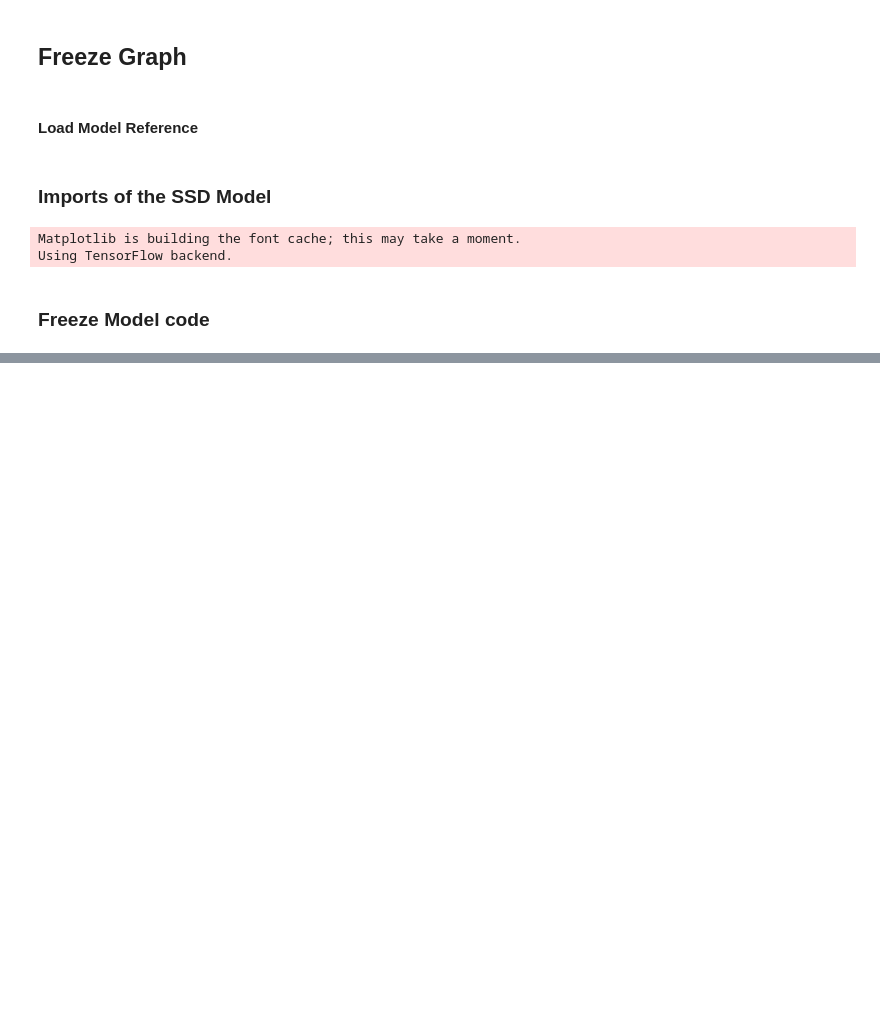
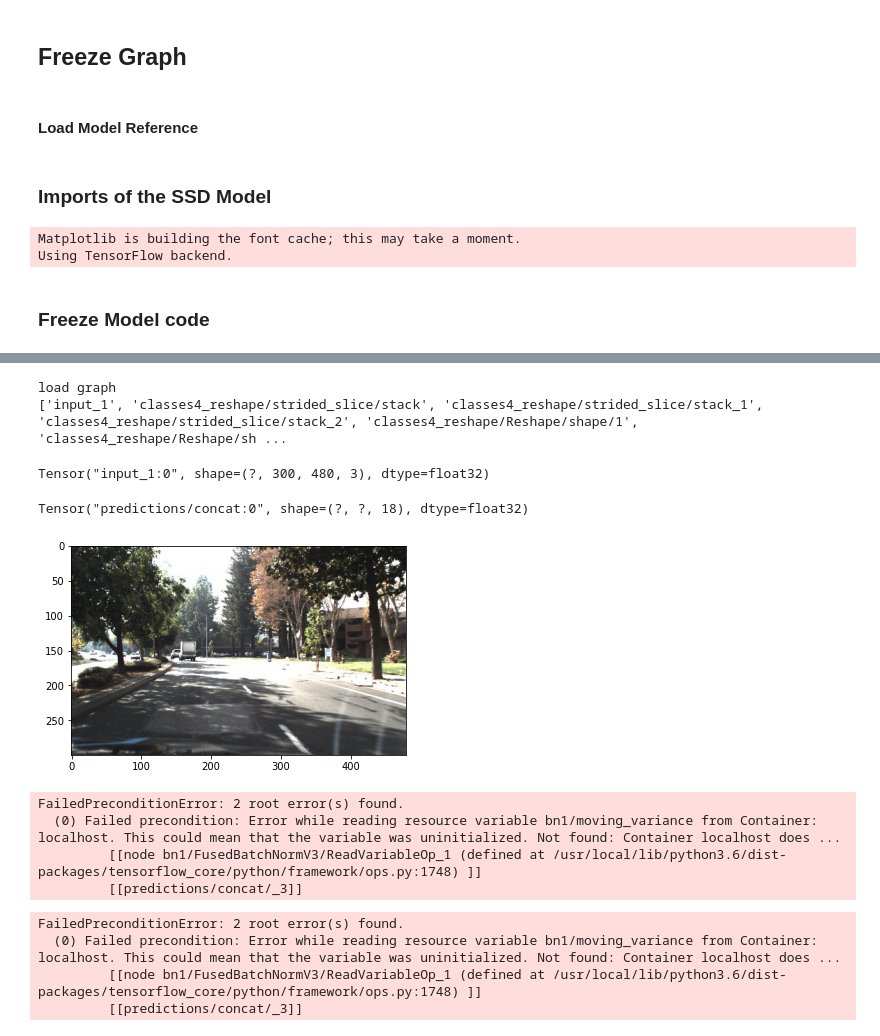
Before and after one commit to sachinkmohan/ssd_keras_pruning, a Jupyter notebook: tf1_to_trt_converter.ipynb, the cells around one changed output, grey strips where cells are left out. Drawn from its saved outputs; the diff is of its cells as text; code cells hidden in the pictures; blank space fills up the shorter version.

```diff
--- a/tf1_to_trt_converter.ipynb
+++ b/tf1_to_trt_converter.ipynb
@@ -151,0 +215,22 @@ trt_graph = trt.create_inference_graph(
+# %%
+import tensorflow as tf
+from tensorflow.python.platform import gfile
+GRAPH_PB_PATH = './converted_trt_graph/saved_model.pb'
+with tf.Session() as sess:
+   print("load graph")
+   with gfile.FastGFile(GRAPH_PB_PATH,'rb') as f:
+       graph_def = tf.GraphDef()
+   graph_def.ParseFromString(f.read())
+   sess.graph.as_default()
+   tf.import_graph_def(graph_def, name='')
+   graph_nodes=[n for n in graph_def.node]
+   names = []
+   for t in graph_nodes:
+      names.append(t.name)
+
+    # print operations
+
+   print(names)
+# %% [output]
+load graph
+['input_1', 'classes4_reshape/strided_slice/stack', 'classes4_reshape/strided_slice/stack_1', 'classes4_reshape/strided_slice/stack_2', 'classes4_reshape/Reshape/shape/1', 'classes4_reshape/Reshape/sh ...
@@ -151,0 +244,48 @@ trt_graph = trt.create_inference_graph(
+# %%
+tf_input = tf_sess.graph.get_tensor_by_name('input_1:0')
+print(tf_input)
+# %% [output]
+Tensor("input_1:0", shape=(?, 300, 480, 3), dtype=float32)
+# %%
+tf_predictions = tf_sess.graph.get_tensor_by_name('predictions/concat:0')
+print(tf_predictions)
+# %% [output]
+Tensor("predictions/concat:0", shape=(?, ?, 18), dtype=float32)
+# %%
+IMAGE_PATH = './1478899159823020309.jpg'
+# %%
+from PIL import Image
+import matplotlib.pyplot as plt
+import numpy as np
+
+image = Image.open(IMAGE_PATH)
+
+plt.imshow(image)
+
+image_resized = np.array(image.resize((480, 300)))
+image = np.array(image)
+# %% [output]
+[figure, added]
+# %%
+from tensorflow.python.keras.backend import set_session
+graph = tf.get_default_graph()
+
+with graph.as_default():
+    set_session(sess)
+    inputs1, predictions1 = tf_sess.run([tf_input, tf_predictions], feed_dict={
+    tf_input: image_resized[None, ...]
+})
+# %% [output]
+FailedPreconditionError: 2 root error(s) found.
+  (0) Failed precondition: Error while reading resource variable bn1/moving_variance from Container: localhost. This could mean that the variable was uninitialized. Not found: Container localhost does ...
+         [[node bn1/FusedBatchNormV3/ReadVariableOp_1 (defined at /usr/local/lib/python3.6/dist-packages/tensorflow_core/python/framework/ops.py:1748) ]]
+         [[predictions/concat/_3]]
+# %%
+tf_sess.run(tf_predictions, feed_dict={
+    tf_input: image_resized[None, ...]
+})
+# %% [output]
+FailedPreconditionError: 2 root error(s) found.
+  (0) Failed precondition: Error while reading resource variable bn1/moving_variance from Container: localhost. This could mean that the variable was uninitialized. Not found: Container localhost does ...
+         [[node bn1/FusedBatchNormV3/ReadVariableOp_1 (defined at /usr/local/lib/python3.6/dist-packages/tensorflow_core/python/framework/ops.py:1748) ]]
+         [[predictions/concat/_3]]
```
Also changed, not shown: parts of 10 cells of this notebook, 3 other files.
